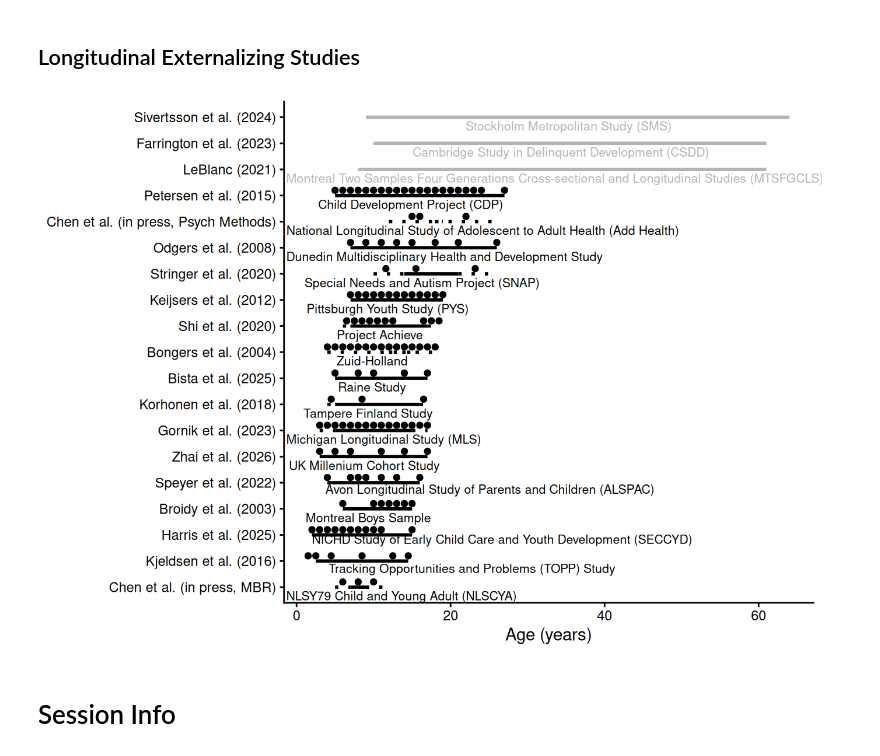
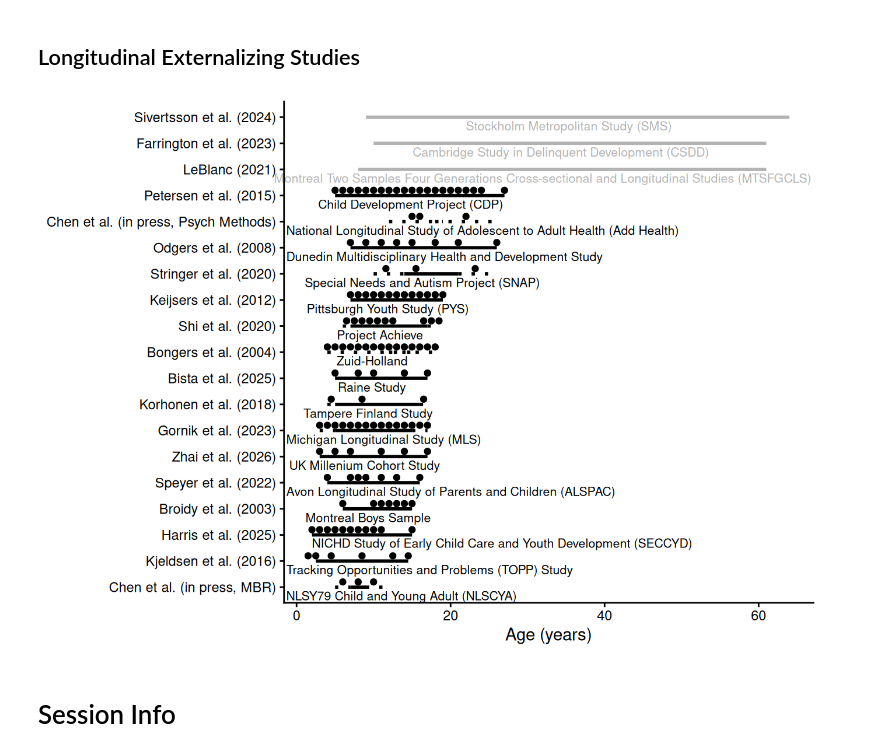
Before and after one commit to DevPsyLab/studying-psychopathology-development-lifespan, a Jupyter notebook: notebooks/analyses.out.ipynb, the cells around one changed output. Drawn from its saved outputs; the diff is of its cells as text; code cells hidden in the pictures.

```diff
--- a/notebooks/analyses.out.ipynb
+++ b/notebooks/analyses.out.ipynb
@@ -309,35 +309,35 @@ plot_longitudinalExternalizingStudies <- ggplot(
       x = measurementOccasions,
       y = y,
       color = registry
     ),
     size = 1.5
   ) +
   ggrepel::geom_text_repel(
     data = longitudinalExternalizingStudies_sampleLabels,
     aes(
       x = label_x,
       y = label_y,
       label = sampleLabel,
       color = registry
     ),
     size = 2.8,
     nudge_x = -0.4,
-    nudge_y = -0.1,
+    nudge_y = -0.2,
     direction = "both",
     segment.color = NA,
     box.padding = 0.1,
     force = 0.5
   ) +
   coord_cartesian(clip = "off") +
   labs(
     x = "Age (years)",
     y = NULL
   ) +
   theme_classic()
 
 plot_longitudinalExternalizingStudies
 # %% [output]
-[figure, old version]
+[figure, new version]
 # %% [markdown]
 # Session Info
 # %%
```
Also changed, not shown: 13 other files.
